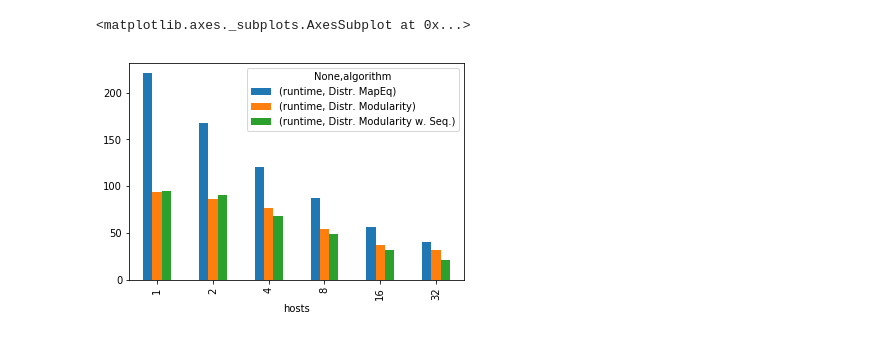
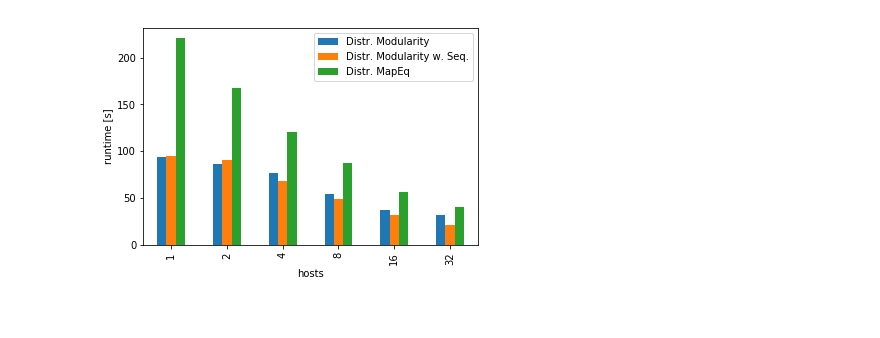
Before and after one commit to kit-algo/distributed_clustering_thrill, a Jupyter notebook: analysis/Paper - Strong Scaling.ipynb, the cells around one changed output. Saved outputs shown, nothing was run; the diff lists cells and outputs as text; code cells hidden in the pictures.

Commit message:
updated strong scaling exps and better plots

```diff
--- a/analysis/Paper - Strong Scaling.ipynb
+++ b/analysis/Paper - Strong Scaling.ipynb
@@ -11,7 +26,7 @@ import os
 # %%
 data = {}
 
-for path in glob.glob(os.path.expanduser("/amd.home/home/i11/zeitz/ma/data/results/paper/strong_scaling/*.json")):
+for path in glob.glob(os.path.expanduser("/amd.home/home/i11/zeitz/ma/data/results/paper/strong_scaling/*.json")) + glob.glob(os.path.expanduser("/amd.home/home/i11/zeitz/ma/data/results/paper/strong_scaling_less/*.json")):
   for typename, items in json.load(open(path)).items():
     if typename in data:
       data[typename].update(items)
@@ -20,11 +35,16 @@ for path in glob.glob(os.path.expanduser("/amd.home/home/i11/zeitz/ma/data/resul
 
 frames = { typename: pd.DataFrame.from_dict(items, orient='index') for typename, items in data.items() }
 # %%
+dlslm_label = 'Distr. Modularity'
+dlslm_me_label = 'Distr. MapEq'
+seq_postfix = ' w. Seq.'
+dlslm_ws_label = dlslm_label + seq_postfix
+
 algo_name_mapping = {
-    'synchronous local moving with map equation': 'Distr. MapEq',
-    'synchronous local moving with modularity': 'Distr. Modularity'
+    'synchronous local moving with map equation': dlslm_me_label,
+    'synchronous local moving with modularity': dlslm_label
 }
 
 frames['algorithm_run'].replace({ 'algorithm': algo_name_mapping }, inplace=True)
 
-frames['algorithm_run']['algorithm'] += frames['algorithm_run'].merge(frames['program_run'], left_on='program_run_id', right_index=True, how='left')['switch_to_seq'].map({ False: '', True: ' w. Seq.', np.NaN: '' })
+frames['algorithm_run']['algorithm'] += frames['algorithm_run'].merge(frames['program_run'], left_on='program_run_id', right_index=True, how='left')['switch_to_seq'].map({ False: '', True: seq_postfix, np.NaN: '' })
@@ -34,7 +51,23 @@ distributed_algo_runs = frames['algorithm_run'][pd.isnull(frames['algorithm_run'
+# %%
+frames['algorithm_run']['runtime'] = (frames['algorithm_run']['done_ts'] - frames['algorithm_run']['start_ts']) / 1000000.0
+distributed_algo_runs = frames['algorithm_run'][pd.isnull(frames['algorithm_run'].distributed_algorithm_run_id)]
+for algo in distributed_algo_runs['algorithm'].unique():
+    for thread_count in frames['program_run']['workers_per_host'].unique():
+        df = frames['algorithm_run'] \
+            .merge(frames['program_run'], left_on='program_run_id', right_index=True) \
+            .loc[lambda x: x.algorithm == algo] \
+            .loc[lambda x: x.workers_per_host == thread_count]
+        base = df.loc[lambda x: x.hosts == 1]['runtime'].mean()
+
+        frames['algorithm_run'].loc[df.index, 'efficiency'] = base / df['runtime'] / df['hosts']
+distributed_algo_runs = frames['algorithm_run'][pd.isnull(frames['algorithm_run'].distributed_algorithm_run_id)]
 # %%
-distributed_algo_runs \
+df = distributed_algo_runs \
     .merge(frames['program_run'], left_on='program_run_id', right_index=True) \
-    .groupby(['hosts', 'algorithm'])['runtime'].mean().to_frame().unstack().plot.bar()
+    .loc[lambda x: x.workers_per_host == 16] \
+    .groupby(['hosts', 'algorithm'])['runtime'].mean().to_frame() \
+    .unstack()["runtime"][[dlslm_label, dlslm_ws_label, dlslm_me_label]]
+
+plot_and_save(df, "strong_scaling_16threads_runtime", kind='bar', ylabel="runtime [s]")
 # %% [output]
-<matplotlib.axes._subplots.AxesSubplot at 0x...>
-[figure, old version]
+[figure, new version]
```
Also changed, not shown: parts of 5 cells of this notebook.
